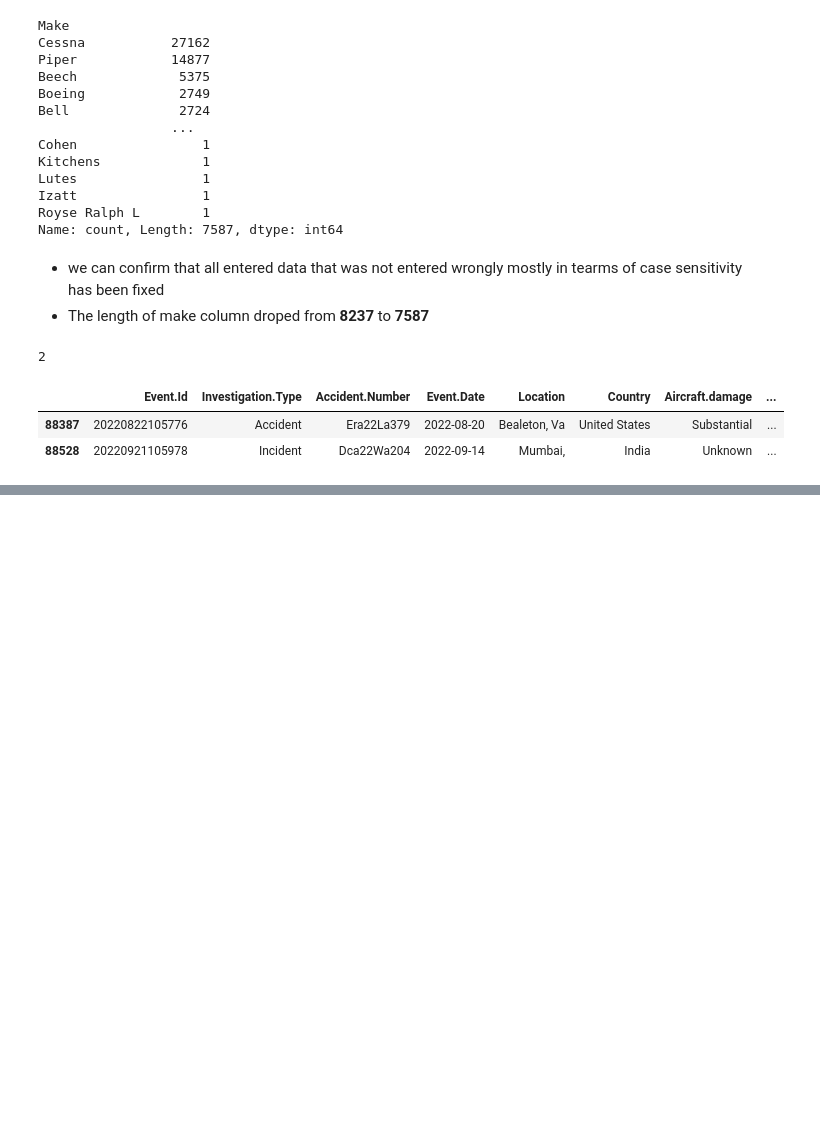
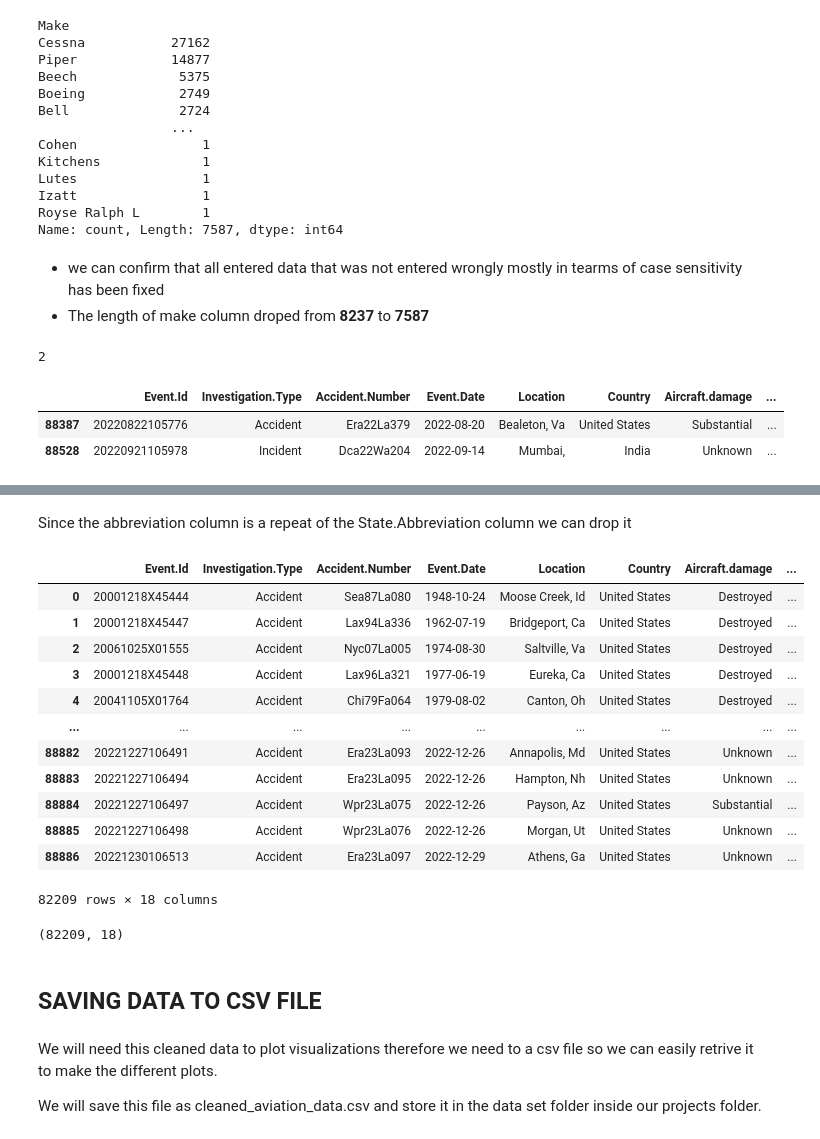
Before and after one commit to TonnieD/Phase_1_project, a Jupyter notebook: Phase_1_Project.ipynb, the cells around one changed output, grey strips where cells are left out. Drawn from its saved outputs; the diff is of its cells as text; code cells hidden in the pictures; blank space fills up the shorter version.

Commit message:
Created a new feature and stored my cleaned data in a csv file in the data sets folder

```diff
--- a/Phase_1_Project.ipynb
+++ b/Phase_1_Project.ipynb
@@ -758,0 +803,5 @@ df.duplicated().sum()
+# %%
+#Creating the column State.Abbreviation from the location column
+df['State.Abbreviation'] = df['Location'].str.split(',').str[-1].str.strip()
+#confirming its creation
+df['State.Abbreviation']
@@ -758,0 +838,4 @@ df.duplicated().sum()
+# %%
+#loading the USState_Codes.csv file
+df_states = pd.read_csv('Data Sets/USState_Codes.csv')
+df_states.head()
@@ -758,0 +849,8 @@ df.duplicated().sum()
+# %%
+#First ensure that the columns we need to match with have matching cases
+#In our case we need to chage the column we created 'State.Abbreviation' are all capital letters
+df['State.Abbreviation'] = df['State.Abbreviation'].str.upper()
+
+#Merging the two sets of data
+df = df.merge(df_states, left_on="State.Abbreviation", right_on="Abbreviation", how="left")
+df.head()
@@ -758,0 +910,4 @@ df.duplicated().sum()
+# %%
+#droping all null values from our data set
+df = df.dropna()
+df.isna().sum()
@@ -758,0 +935,31 @@ df.duplicated().sum()
+# %% [markdown]
+Since the abbreviation column is a repeat of the State.Abbreviation column we can drop it
+# %%
+#Droping a duplicate row
+df = df.drop(columns =['Abbreviation'])
+df
+# %% [output]
+|  | Event.Id | Investigation.Type | Accident.Number | Event.Date | Location | Country | Aircraft.damage | ... |
+| 0 | 20001218X45444 | Accident | Sea87La080 | 1948-10-24 | Moose Creek, Id | United States | Destroyed | ... |
+| 1 | 20001218X45447 | Accident | Lax94La336 | 1962-07-19 | Bridgeport, Ca | United States | Destroyed | ... |
+| 2 | 20061025X01555 | Accident | Nyc07La005 | 1974-08-30 | Saltville, Va | United States | Destroyed | ... |
+| 3 | 20001218X45448 | Accident | Lax96La321 | 1977-06-19 | Eureka, Ca | United States | Destroyed | ... |
+| 4 | 20041105X01764 | Accident | Chi79Fa064 | 1979-08-02 | Canton, Oh | United States | Destroyed | ... |
+| ... | ... | ... | ... | ... | ... | ... | ... | ... |
+| 88882 | 20221227106491 | Accident | Era23La093 | 2022-12-26 | Annapolis, Md | United States | Unknown | ... |
+| 88883 | 20221227106494 | Accident | Era23La095 | 2022-12-26 | Hampton, Nh | United States | Unknown | ... |
+| 88884 | 20221227106497 | Accident | Wpr23La075 | 2022-12-26 | Payson, Az | United States | Substantial | ... |
+| 88885 | 20221227106498 | Accident | Wpr23La076 | 2022-12-26 | Morgan, Ut | United States | Unknown | ... |
+| 88886 | 20221230106513 | Accident | Era23La097 | 2022-12-29 | Athens, Ga | United States | Unknown | ... |
+82209 rows × 18 columns
+# %%
+#Final data set shape
+df.shape
+# %% [output]
+(82209, 18)
+# %% [markdown]
+## SAVING DATA TO CSV FILE
+# %% [markdown]
+We will need this cleaned data to plot visualizations therefore we need to a csv file so we can easily retrive it to make the different plots.
+
+We will save this file as cleaned_aviation_data.csv and store it in the data set folder inside our projects folder.
```
Also changed, not shown: parts of 17 cells of this notebook, 1 other file.
